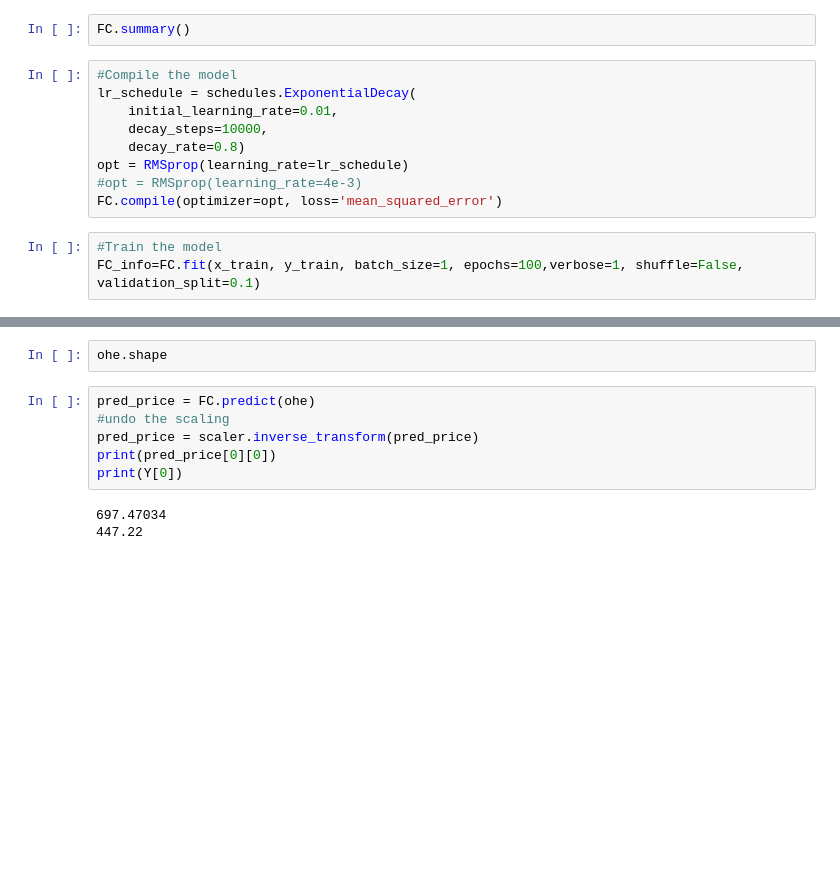
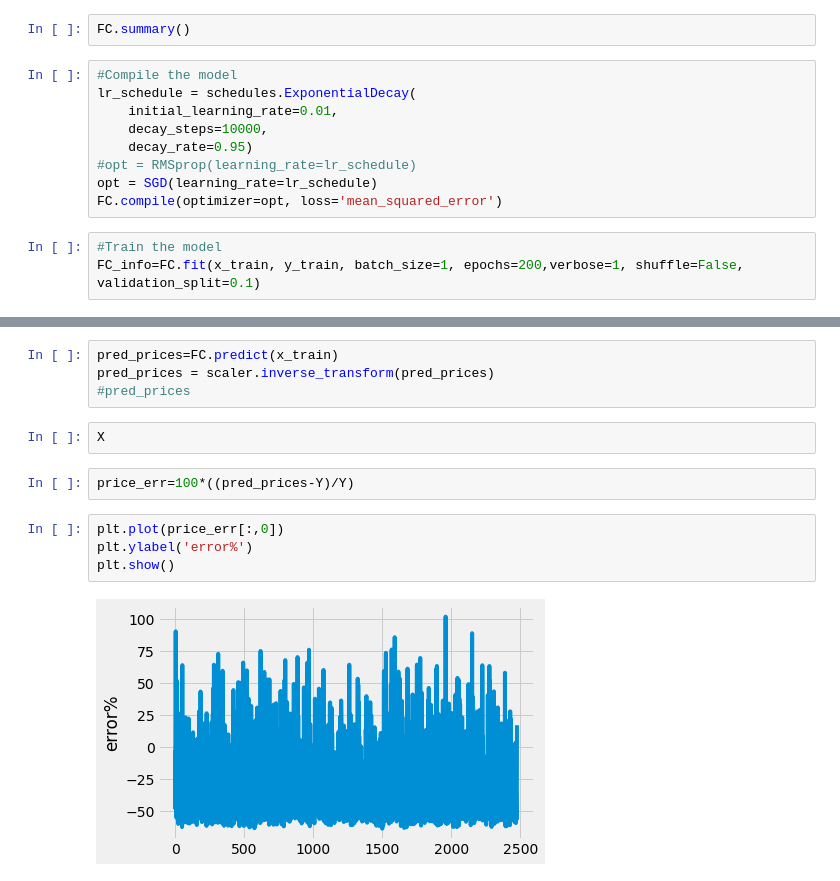
Before and after one commit to loeweh/2020q4_hack, a Jupyter notebook: 20Q4_Hack_FC_v3.ipynb, the cells around one changed output, grey strips where cells are left out. Cells and saved outputs as stored; diff of their text form; blank space fills up the shorter version.

```diff
--- a/20Q4_Hack_FC_v3.ipynb
+++ b/20Q4_Hack_FC_v3.ipynb
@@ -63,11 +61,11 @@ FC.summary()
 lr_schedule = schedules.ExponentialDecay(
     initial_learning_rate=0.01,
     decay_steps=10000,
-    decay_rate=0.8)
-opt = RMSprop(learning_rate=lr_schedule)
-#opt = RMSprop(learning_rate=4e-3)
+    decay_rate=0.95)
+#opt = RMSprop(learning_rate=lr_schedule)
+opt = SGD(learning_rate=lr_schedule)
 FC.compile(optimizer=opt, loss='mean_squared_error')
 # %%
 #Train the model
-FC_info=FC.fit(x_train, y_train, batch_size=1, epochs=100,verbose=1, shuffle=False, validation_split=0.1)
+FC_info=FC.fit(x_train, y_train, batch_size=1, epochs=200,verbose=1, shuffle=False, validation_split=0.1)
 # %% [output]
@@ -93,11 +89,14 @@ ohe=enc.transform([['CPU 3a','RAM 4','S 6','GPU 1','15','HD+','Non-Touch','DE']]
-# %%
-ohe.shape
-# %%
-pred_price = FC.predict(ohe)
-#undo the scaling
-pred_price = scaler.inverse_transform(pred_price)
-print(pred_price[0][0])
-print(Y[0])
-# %% [output]
-697.47034
-447.22
+# %%
+pred_prices=FC.predict(x_train)
+pred_prices = scaler.inverse_transform(pred_prices)
+#pred_prices
+# %%
+X
+# %%
+price_err=100*((pred_prices-Y)/Y)
+# %%
+plt.plot(price_err[:,0])
+plt.ylabel('error%')
+plt.show()
+# %% [output]
+[figure, added]
```
Also changed, not shown: parts of 7 cells of this notebook, 3 other files.
